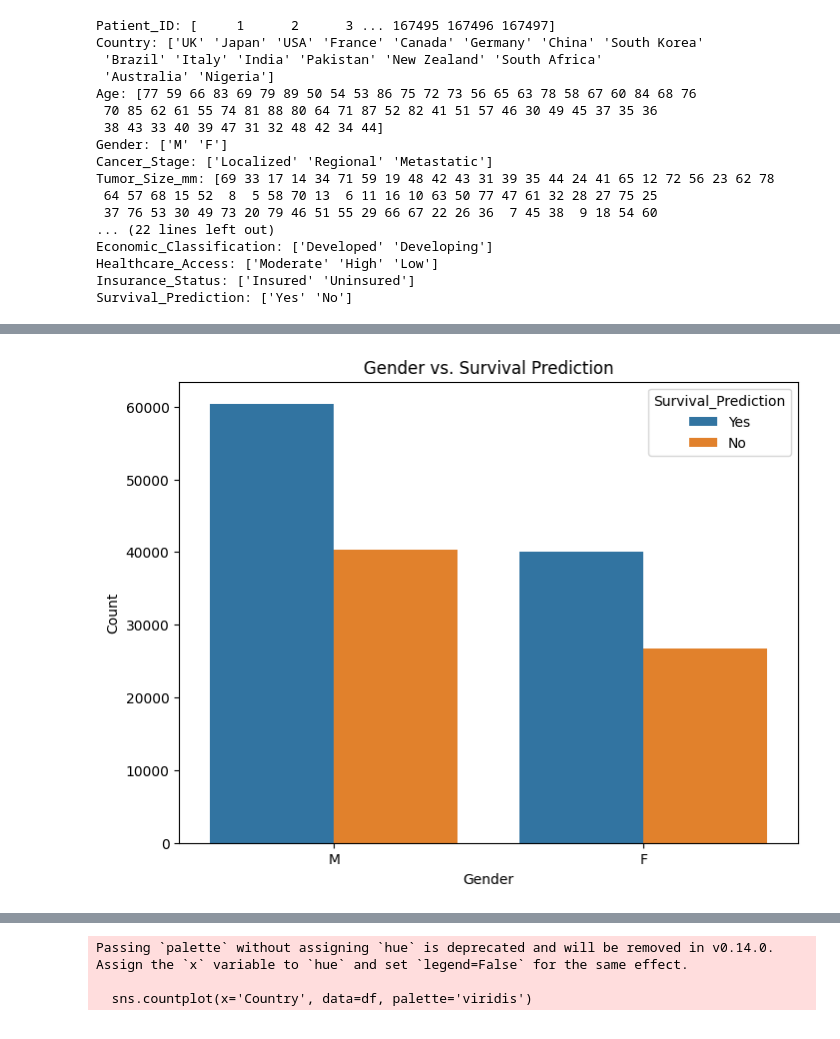
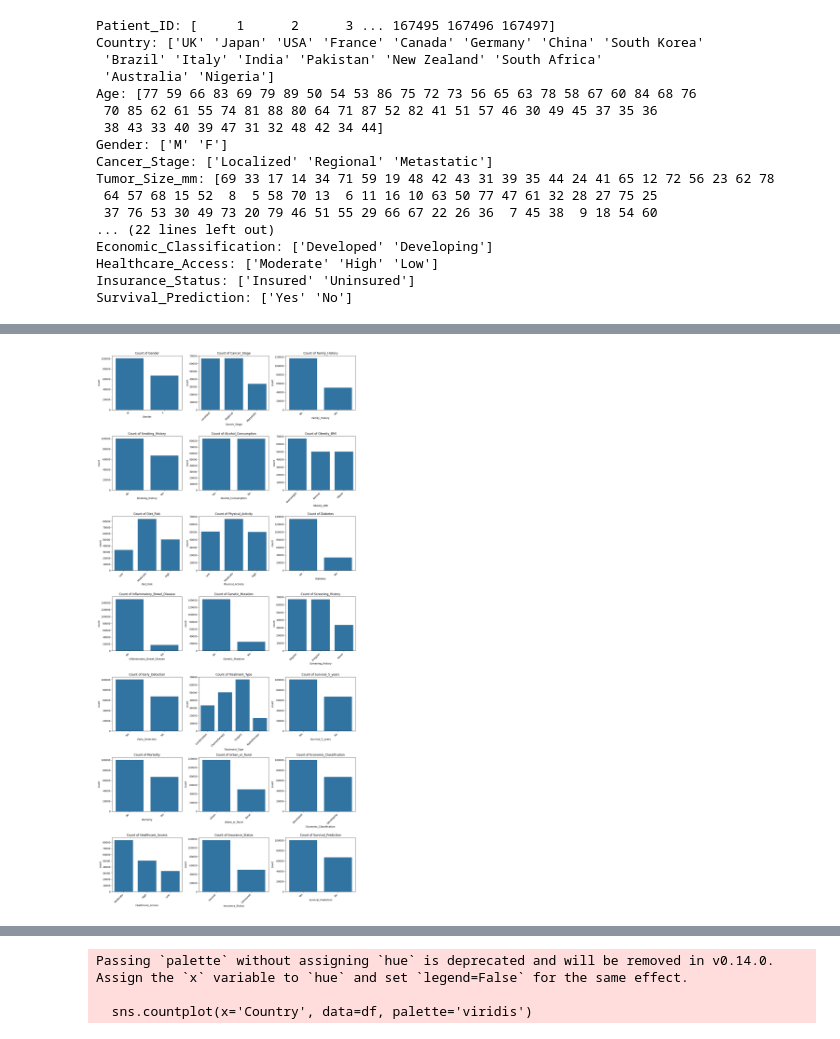
Before and after one commit to sanjaypatel16/Colon-Cancer-Prediction, a Jupyter notebook: notebooks/Colorectal_Cancer_Data_Wrangling.ipynb, the cells around one changed output, grey strips where cells are left out. Drawn from its saved outputs; the diff is of its cells as text; code cells hidden in the pictures.

Commit message:
Initial Data Wrangling has been completed.

```diff
--- a/notebooks/Colorectal_Cancer_Data_Wrangling.ipynb
+++ b/notebooks/Colorectal_Cancer_Data_Wrangling.ipynb
@@ -141,10 +131,0 @@ plt.show()
-# %%
-# barplot of gender vs survival prediction
-plt.figure(figsize=(8, 6))
-sns.countplot(x='Gender', hue='Survival_Prediction', data=df)
-plt.title('Gender vs. Survival Prediction')
-plt.xlabel('Gender')
-plt.ylabel('Count')
-plt.show()
-# %% [output]
-[figure, removed]
@@ -150,0 +134,15 @@ plt.show()
+# %%
+# Create lists of numerical and non-numerical features
+numerical_features = new_df.select_dtypes(include=['number']).columns.tolist()
+non_numerical_features = new_df.select_dtypes(exclude=['number']).columns.tolist()
+# %%
+plt.figure(figsize=(15, 32))
+for i, col in enumerate(non_numerical_features):
+    plt.subplot(7, 3, i+1 )
+    sns.countplot(x=col, data=new_df)
+    plt.title(f'Count of {col}')
+    plt.xticks(rotation=45, ha='right')  # Rotate x-axis labels for better readability
+plt.tight_layout()
+plt.show()
+# %% [output]
+[figure, added]
```
Also changed, not shown: parts of 9 cells of this notebook, 1 other file.
